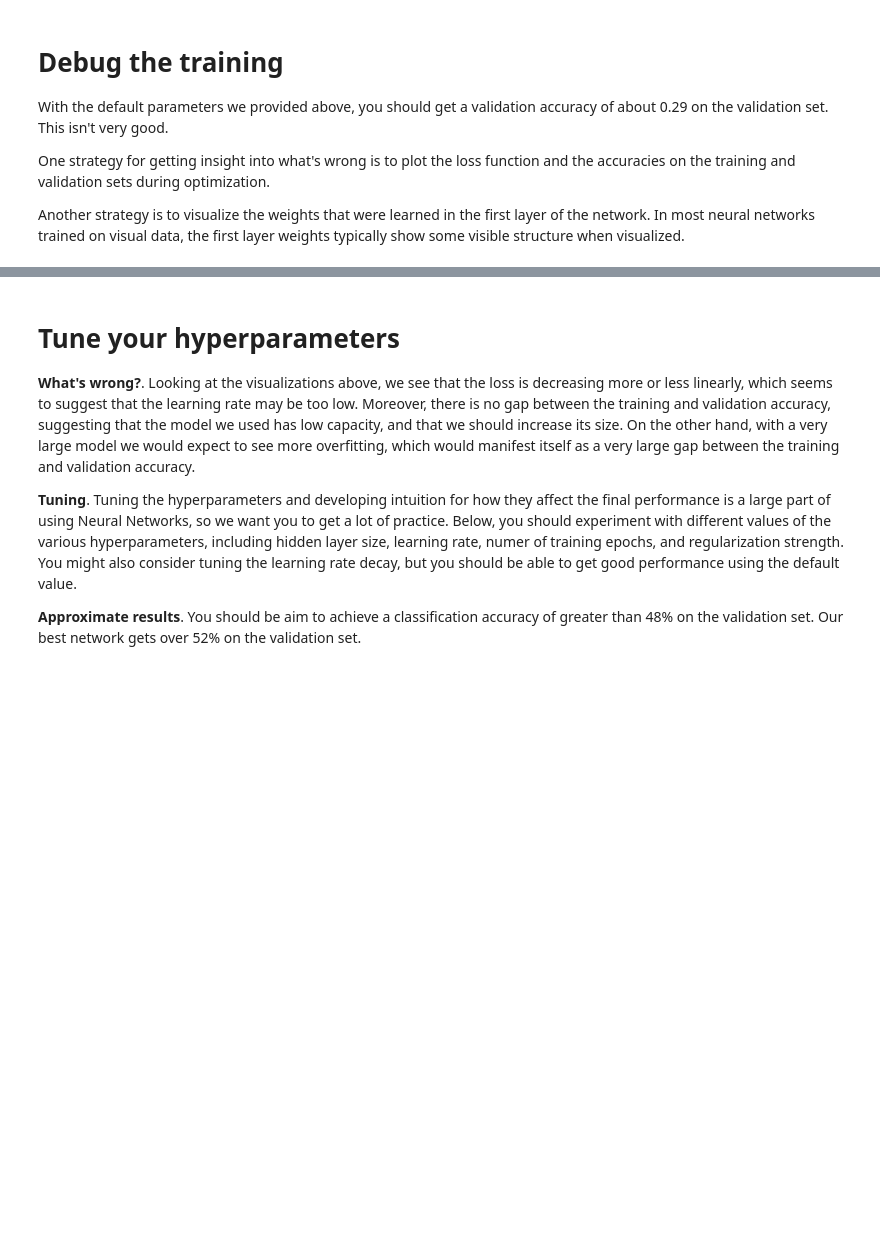
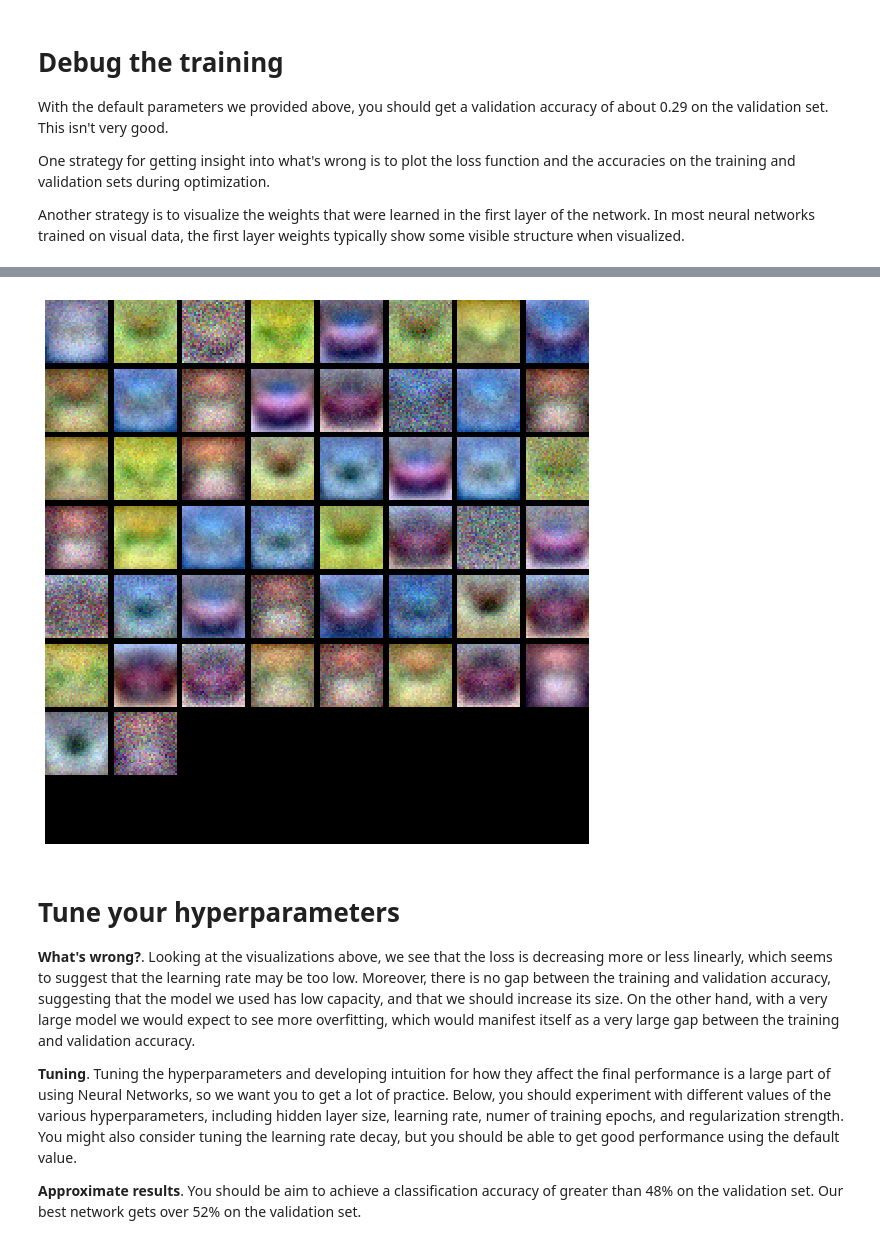
Before and after one commit to GreenSnabl/CS231n-1, a Jupyter notebook: assignments/2020/assignment1/two_layer_net.ipynb, the cells around one changed output, grey strips where cells are left out. Saved outputs shown, nothing was run; the diff lists cells and outputs as text; code cells hidden in the pictures; blank space fills up the shorter version.

```diff
--- a/assignments/2020/assignment1/two_layer_net.ipynb
+++ b/assignments/2020/assignment1/two_layer_net.ipynb
@@ -251,16 +274,19 @@ plt.show()
 # %%
 from cs231n.vis_utils import visualize_grid
 
 # Visualize the weights of the network
 
 def show_net_weights(net):
     W1 = net.params['W1']
     W1 = W1.reshape(32, 32, 3, -1).transpose(3, 0, 1, 2)
+    fig = plt.figure(figsize=(16, 10))
     plt.imshow(visualize_grid(W1, padding=3).astype('uint8'))
     plt.gca().axis('off')
     plt.show()
 
 show_net_weights(net)
+# %% [output]
+[figure, added]
 # %% [markdown]
 # Tune your hyperparameters
 
```
Also changed, not shown: parts of 10 cells of this notebook, 2 other files.
